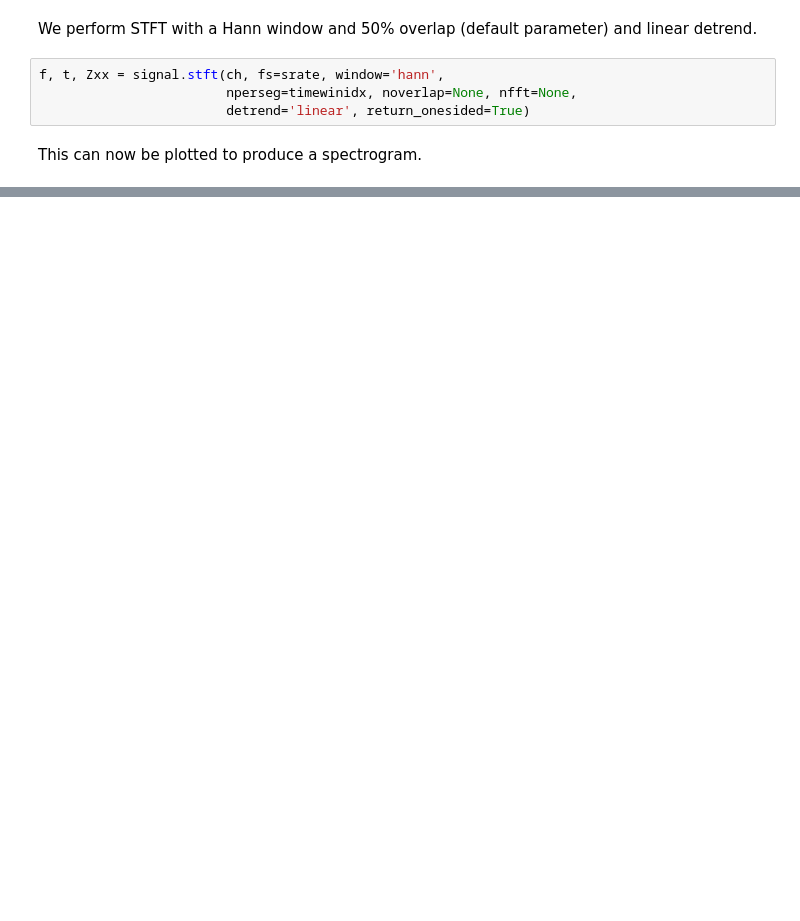
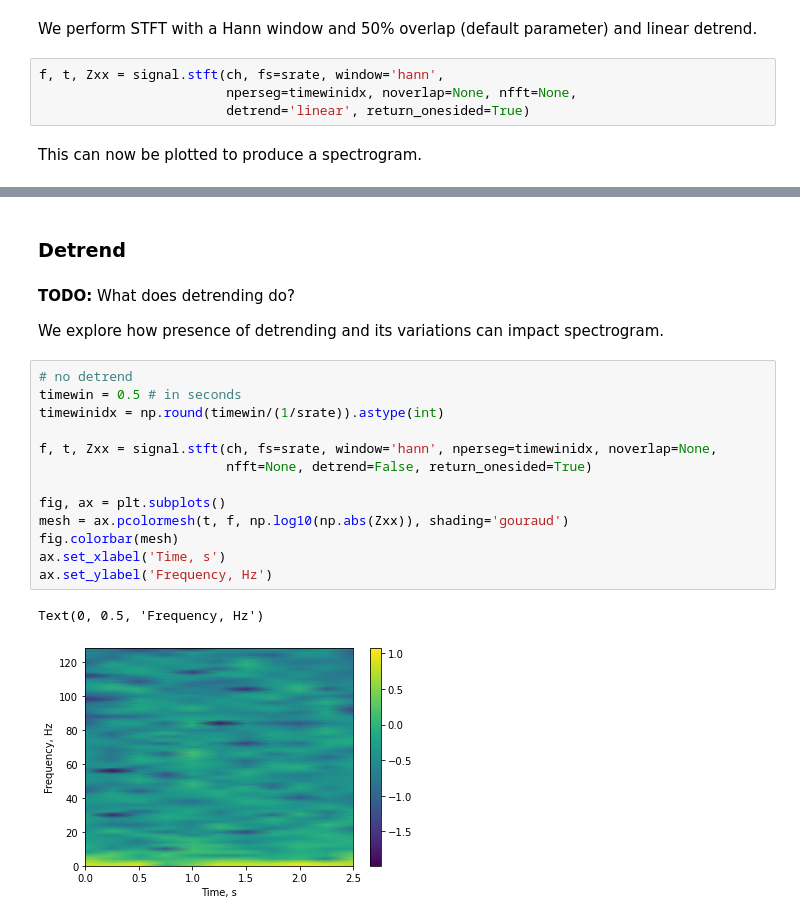
Before and after one commit to samisnotinsane/neural-signal-processing, a Jupyter notebook: spectrogram.ipynb, the cells around one changed output, grey strips where cells are left out. Saved outputs shown, nothing was run; the diff lists cells and outputs as text; blank space fills up the shorter version.

Commit message:
Adding spectrogram related STFT experiments

```diff
--- a/spectrogram.ipynb
+++ b/spectrogram.ipynb
@@ -86,0 +82,22 @@ fig.savefig('figures/stft_spectrogram.png')
+# %% [markdown]
+### Detrend
+# %% [markdown]
+**TODO:** What does detrending do?
+
+We explore how presence of detrending and its variations can impact spectrogram.
+# %%
+# no detrend
+timewin = 0.5 # in seconds
+timewinidx = np.round(timewin/(1/srate)).astype(int)
+
+f, t, Zxx = signal.stft(ch, fs=srate, window='hann', nperseg=timewinidx, noverlap=None,
+                        nfft=None, detrend=False, return_onesided=True)
+
+fig, ax = plt.subplots()
+mesh = ax.pcolormesh(t, f, np.log10(np.abs(Zxx)), shading='gouraud')
+fig.colorbar(mesh)
+ax.set_xlabel('Time, s')
+ax.set_ylabel('Frequency, Hz')
+# %% [output]
+Text(0, 0.5, 'Frequency, Hz')
+[figure, added]
```
Also changed, not shown: parts of 16 cells of this notebook, 1 other file.
